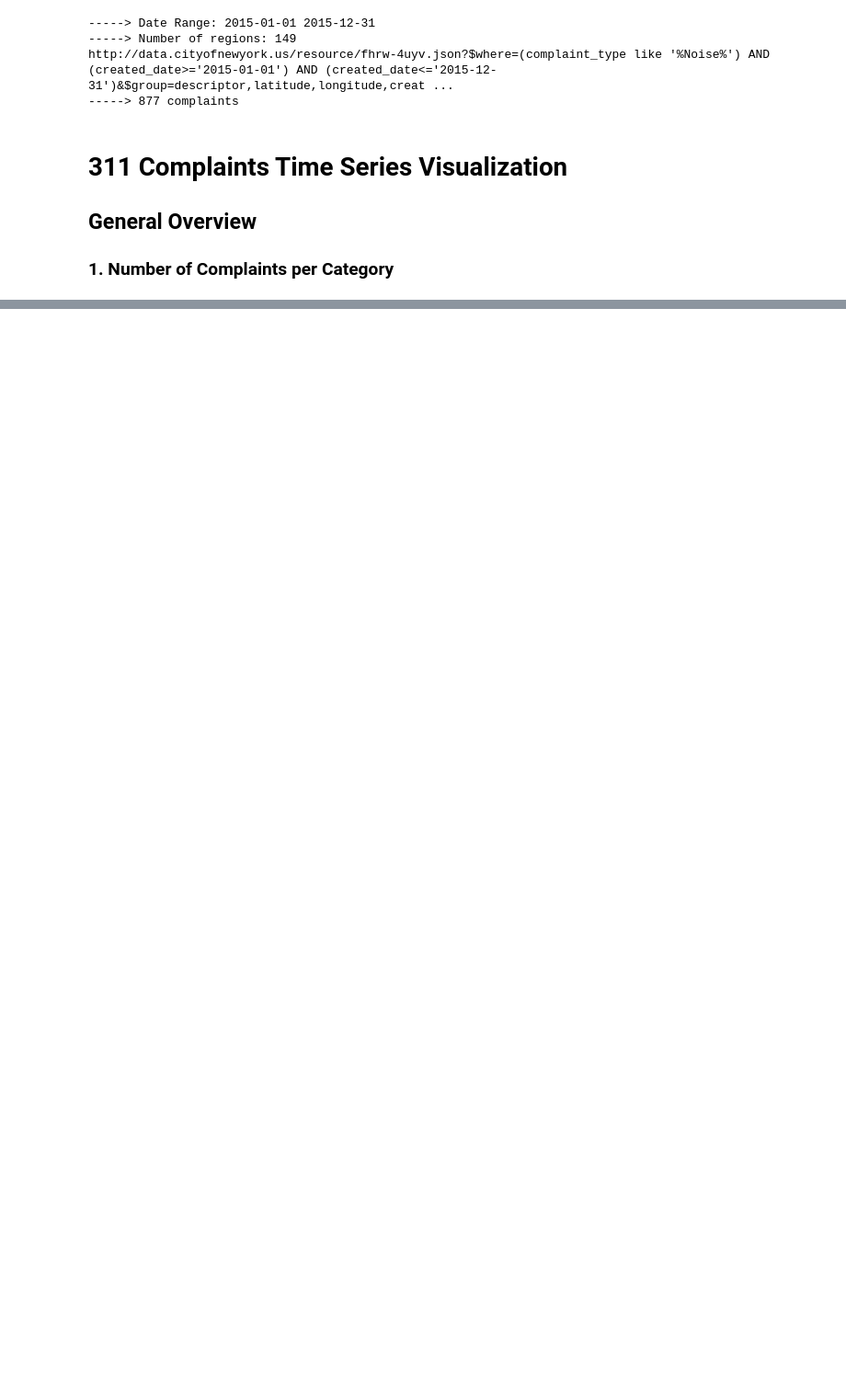
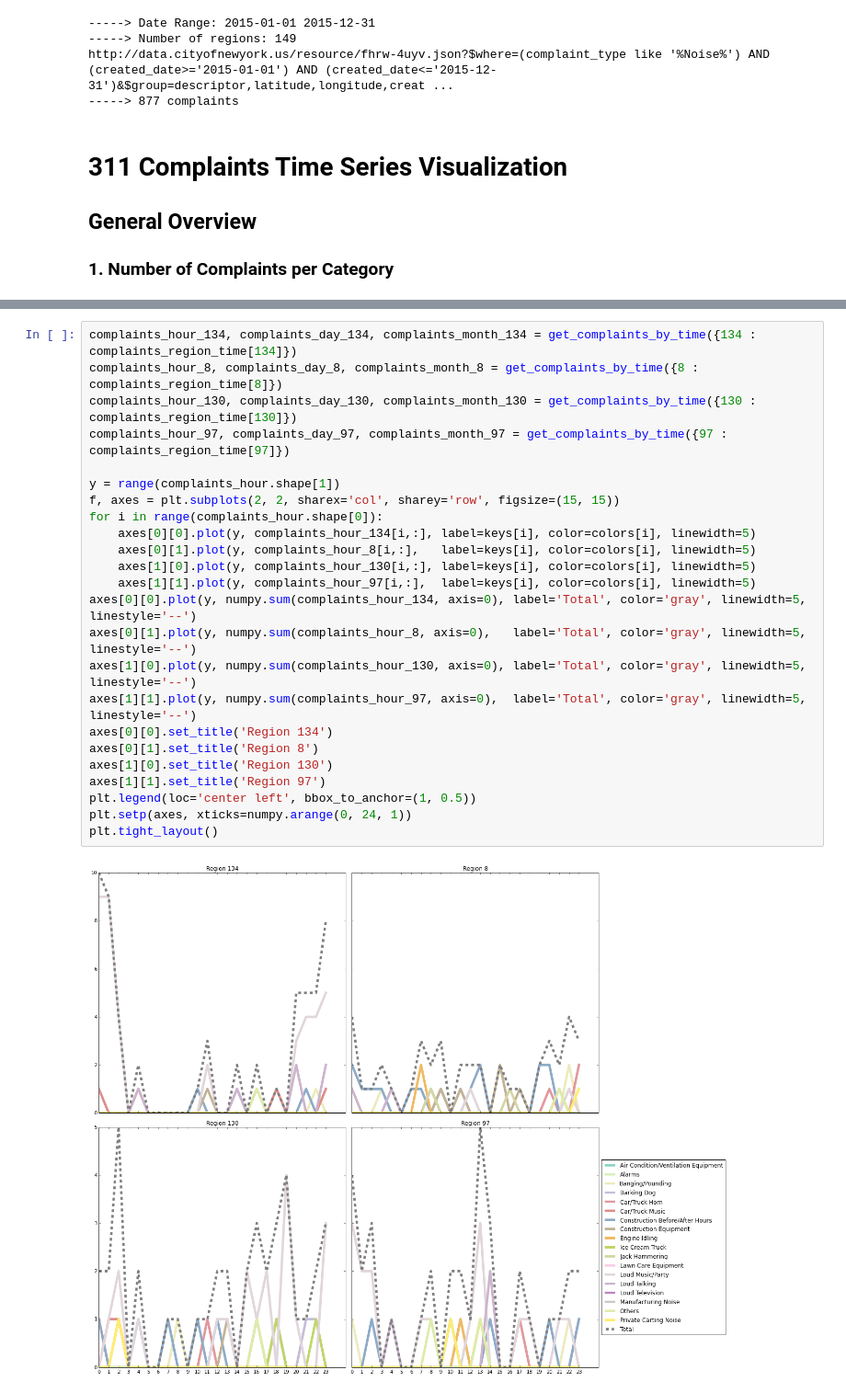
Before and after one commit to paulaceccon/nyc-noise-research, a Jupyter notebook: ResultAnalysis/311 Time series.ipynb, the cells around one changed output, grey strips where cells are left out. Shown at 92% size. Cells and saved outputs as stored; diff of their text form; blank space fills up the shorter version.

```diff
--- a/ResultAnalysis/311 Time series.ipynb
+++ b/ResultAnalysis/311 Time series.ipynb
@@ -288,0 +305,26 @@ plt.title('Number of Complaints per Month in 2015')
+# %%
+complaints_hour_134, complaints_day_134, complaints_month_134 = get_complaints_by_time({134 : complaints_region_time[134]})
+complaints_hour_8, complaints_day_8, complaints_month_8 = get_complaints_by_time({8 : complaints_region_time[8]})
+complaints_hour_130, complaints_day_130, complaints_month_130 = get_complaints_by_time({130 : complaints_region_time[130]})
+complaints_hour_97, complaints_day_97, complaints_month_97 = get_complaints_by_time({97 : complaints_region_time[97]})
+
+y = range(complaints_hour.shape[1])
+f, axes = plt.subplots(2, 2, sharex='col', sharey='row', figsize=(15, 15))
+for i in range(complaints_hour.shape[0]):
+    axes[0][0].plot(y, complaints_hour_134[i,:], label=keys[i], color=colors[i], linewidth=5)
+    axes[0][1].plot(y, complaints_hour_8[i,:],   label=keys[i], color=colors[i], linewidth=5)
+    axes[1][0].plot(y, complaints_hour_130[i,:], label=keys[i], color=colors[i], linewidth=5)
+    axes[1][1].plot(y, complaints_hour_97[i,:],  label=keys[i], color=colors[i], linewidth=5)
+axes[0][0].plot(y, numpy.sum(complaints_hour_134, axis=0), label='Total', color='gray', linewidth=5, linestyle='--')
+axes[0][1].plot(y, numpy.sum(complaints_hour_8, axis=0),   label='Total', color='gray', linewidth=5, linestyle='--')
+axes[1][0].plot(y, numpy.sum(complaints_hour_130, axis=0), label='Total', color='gray', linewidth=5, linestyle='--')
+axes[1][1].plot(y, numpy.sum(complaints_hour_97, axis=0),  label='Total', color='gray', linewidth=5, linestyle='--')
+axes[0][0].set_title('Region 134')
+axes[0][1].set_title('Region 8')
+axes[1][0].set_title('Region 130')
+axes[1][1].set_title('Region 97')
+plt.legend(loc='center left', bbox_to_anchor=(1, 0.5))
+plt.setp(axes, xticks=numpy.arange(0, 24, 1))
+plt.tight_layout()
+# %% [output]
+[figure, added]
```
Also changed, not shown: parts of 12 cells of this notebook.
